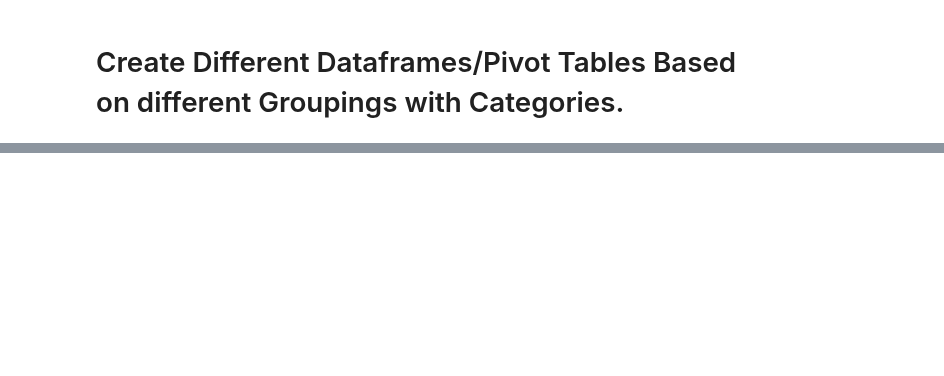
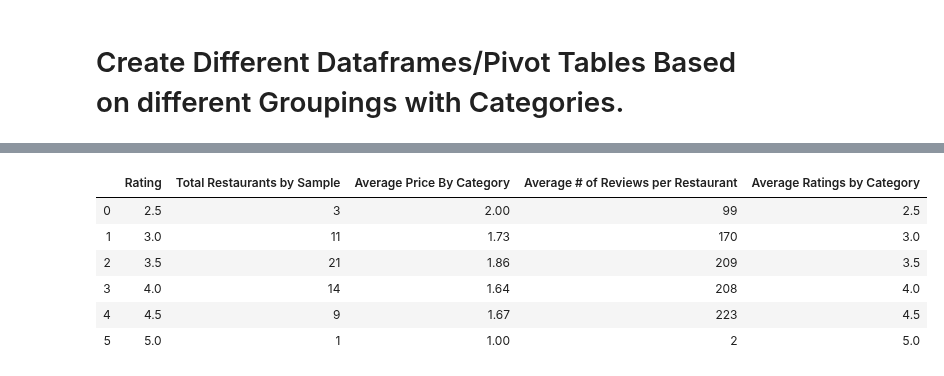
Before and after one commit to elzster/Yelp-Analytics, a Jupyter notebook: ClassTestFile.ipynb, the cells around one changed output, grey strips where cells are left out. Saved outputs shown, nothing was run; the diff lists cells and outputs as text; code cells hidden in the pictures; blank space fills up the shorter version.

```diff
--- a/ClassTestFile.ipynb
+++ b/ClassTestFile.ipynb
@@ -168,0 +177,11 @@ grouped_category_stats_df
+# %%
+grouped2 = grouped_category_stats_df.reset_index()
+grouped2
+# %% [output]
+|  | Rating | Total Restaurants by Sample | Average Price By Category | Average # of Reviews per Restaurant | Average Ratings by Category |
+| 0 | 2.5 | 3 | 2.00 | 99 | 2.5 |
+| 1 | 3.0 | 11 | 1.73 | 170 | 3.0 |
+| 2 | 3.5 | 21 | 1.86 | 209 | 3.5 |
+| 3 | 4.0 | 14 | 1.64 | 208 | 4.0 |
+| 4 | 4.5 | 9 | 1.67 | 223 | 4.5 |
+| 5 | 5.0 | 1 | 1.00 | 2 | 5.0 |
```
Also changed, not shown: parts of 7 cells of this notebook, 3 other files.
